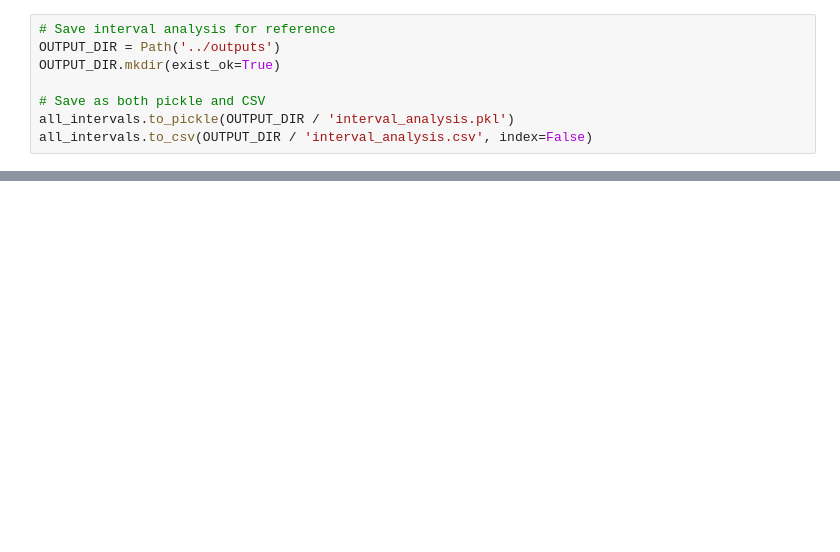
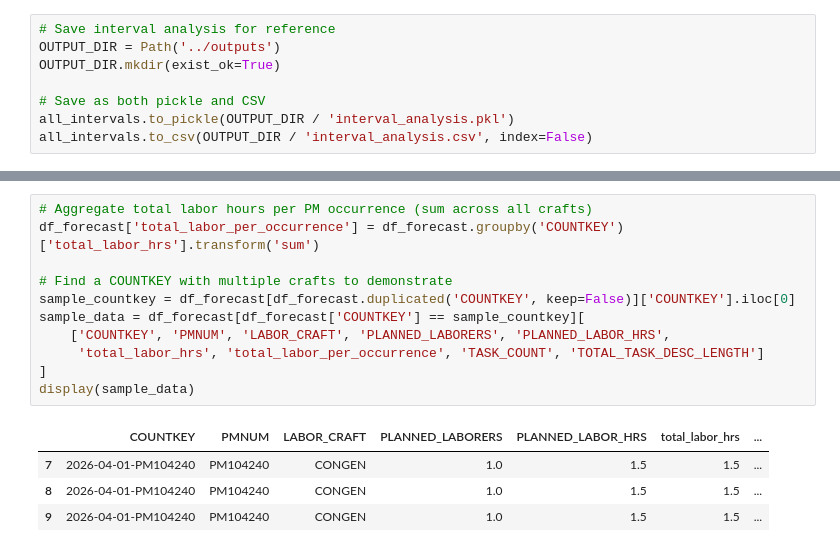
Before and after one commit to dev-festival/py4eda-project, a Jupyter notebook: notebooks/03_individual_exploration_mike.ipynb, the cells around one changed output, grey strips where cells are left out. Drawn from its saved outputs; the diff is of its cells as text; blank space fills up the shorter version.

```diff
--- a/notebooks/03_individual_exploration_mike.ipynb
+++ b/notebooks/03_individual_exploration_mike.ipynb
@@ -232,0 +400,16 @@ And the Frequency Bands will be based on below WORK IN PROGRESS
+# %%
+# Aggregate total labor hours per PM occurrence (sum across all crafts)
+df_forecast['total_labor_per_occurrence'] = df_forecast.groupby('COUNTKEY')['total_labor_hrs'].transform('sum')
+
+# Find a COUNTKEY with multiple crafts to demonstrate
+sample_countkey = df_forecast[df_forecast.duplicated('COUNTKEY', keep=False)]['COUNTKEY'].iloc[0]
+sample_data = df_forecast[df_forecast['COUNTKEY'] == sample_countkey][
+    ['COUNTKEY', 'PMNUM', 'LABOR_CRAFT', 'PLANNED_LABORERS', 'PLANNED_LABOR_HRS',
+     'total_labor_hrs', 'total_labor_per_occurrence', 'TASK_COUNT', 'TOTAL_TASK_DESC_LENGTH']
+]
+display(sample_data)
+# %% [output]
+|  | COUNTKEY | PMNUM | LABOR_CRAFT | PLANNED_LABORERS | PLANNED_LABOR_HRS | total_labor_hrs | ... |
+| 7 | 2026-04-01-PM104240 | PM104240 | CONGEN | 1.0 | 1.5 | 1.5 | ... |
+| 8 | 2026-04-01-PM104240 | PM104240 | CONGEN | 1.0 | 1.5 | 1.5 | ... |
+| 9 | 2026-04-01-PM104240 | PM104240 | CONGEN | 1.0 | 1.5 | 1.5 | ... |
```
Also changed, not shown: parts of 36 cells of this notebook.
